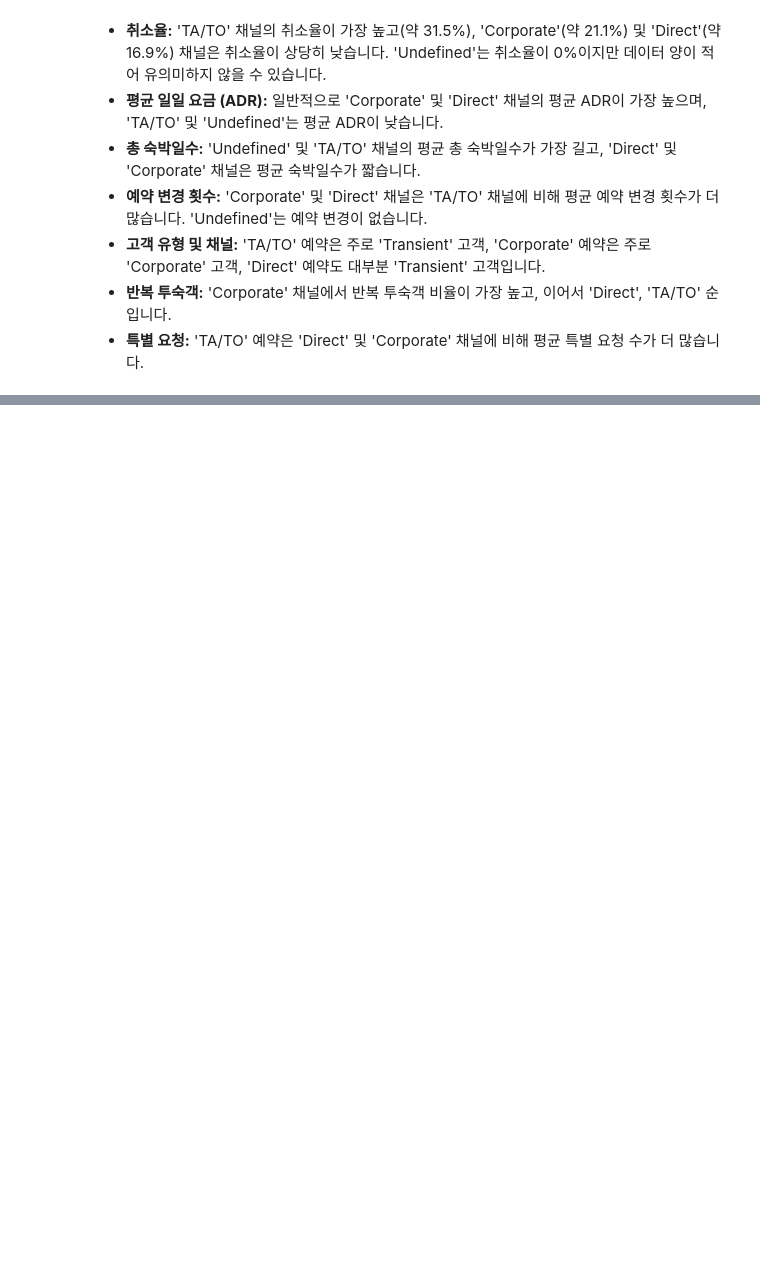
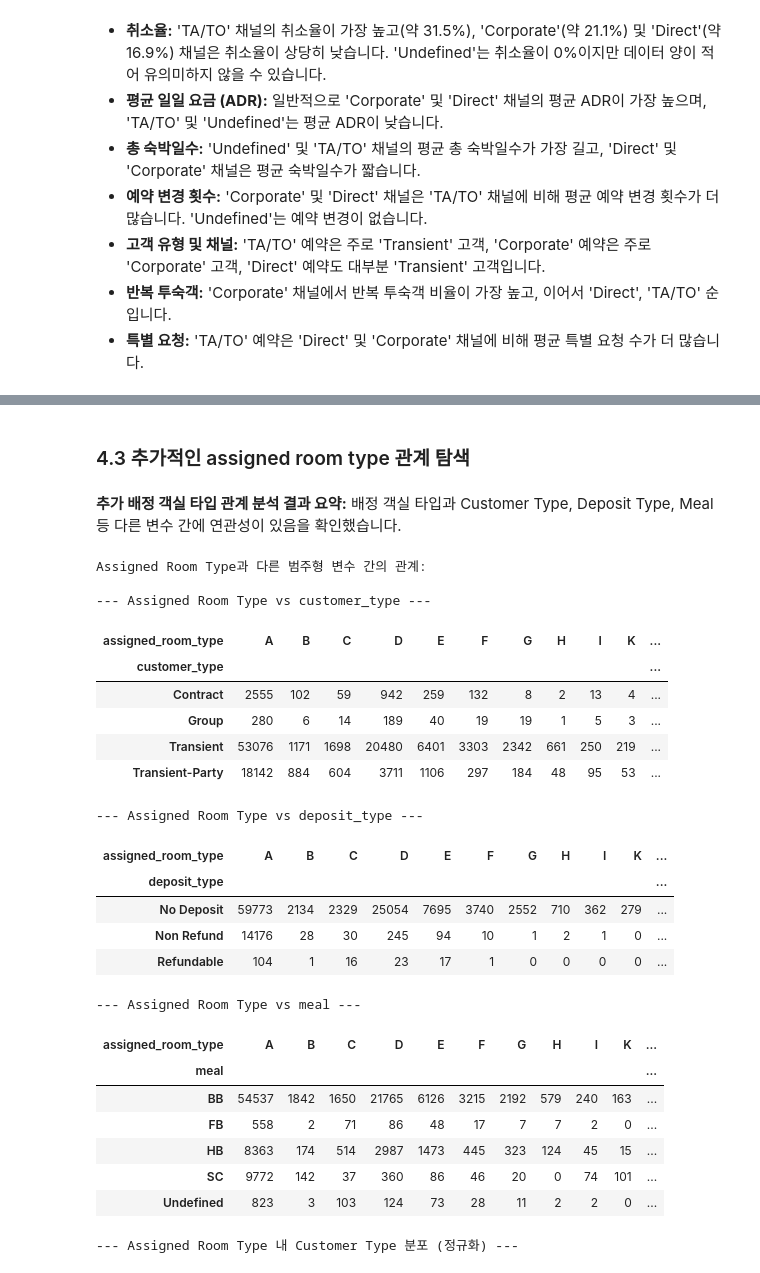
Before and after one commit to otto-Choi/Project-hotel_booking, a Jupyter notebook: notebooks/01_eda_customer_type.ipynb, the cells around one changed output, grey strips where cells are left out. Saved outputs shown, nothing was run; the diff lists cells and outputs as text; code cells hidden in the pictures; blank space fills up the shorter version.

```diff
--- a/notebooks/01_eda_customer_type.ipynb
+++ b/notebooks/01_eda_customer_type.ipynb
@@ -790,0 +799,17 @@ Name: total_of_special_requests, dtype: float64
+# %%
+# 1. 'reserved_room_type'과 'assigned_room_type'이 일치하는지 여부를 나타내는 새로운 변수 생성
+df['is_room_assigned_as_reserved'] = (df['reserved_room_type'] == df['assigned_room_type'])
+
+# 2. 일치 여부에 따른 분포 확인
+room_assignment_counts = df['is_room_assigned_as_reserved'].value_counts()
+
+print("'is_room_assigned_as_reserved' 분포:")
+display(room_assignment_counts)
+
+# 3. 일치 여부에 따른 분포 시각화 (파이 차트)
+fig = px.pie(names=room_assignment_counts.index, values=room_assignment_counts.values,
+             title='예약 vs 배정 객실 타입 일치 여부 분포',
+             color_discrete_sequence=px.colors.qualitative.Plotly) # Plotly 기본 색상 스케일 사용
+fig.update_traces(textposition='inside', textinfo='percent+label') # 텍스트 위치 및 정보 설정
+fig.update_layout(uniformtext_minsize=12, uniformtext_mode='hide') # 텍스트 크기 설정
+fig.show()
@@ -790,0 +1120,46 @@ Name: total_of_special_requests, dtype: float64
+# %% [markdown]
+### 4.3 추가적인 assigned room type 관계 탐색
+# %% [markdown]
+**추가 배정 객실 타입 관계 분석 결과 요약:** 배정 객실 타입과 Customer Type, Deposit Type, Meal 등 다른 변수 간에 연관성이 있음을 확인했습니다.
+# %%
+# Select a few potentially interesting categorical variables
+categorical_cols_assigned = ['customer_type', 'deposit_type', 'meal']
+
+print("\nAssigned Room Type과 다른 범주형 변수 간의 관계:")
+
+# Iterate through the selected categorical variables and create crosstabulations
+for col in categorical_cols_assigned:
+    if col in df.columns:
+        print(f"\n--- Assigned Room Type vs {col} ---")
+        crosstab_result_assigned = pd.crosstab(df['assigned_room_type'], df[col])
+        display(crosstab_result_assigned.T.style.background_gradient(cmap='Blues'))
+
+# Create a normalized crosstabulation for 'customer_type'
+print("\n--- Assigned Room Type 내 Customer Type 분포 (정규화) ---")
+crosstab_normalized_assigned = pd.crosstab(df['assigned_room_type'], df['customer_type'], normalize='index')
+display(crosstab_normalized_assigned.T.style.background_gradient(cmap='Blues'))
+# %% [output]
+Assigned Room Type과 다른 범주형 변수 간의 관계:
+
+--- Assigned Room Type vs customer_type ---
+| assigned_room_type | A | B | C | D | E | F | G | H | I | K | ... |
+| customer_type |  |  |  |  |  |  |  |  |  |  | ... |
+| Contract | 2555 | 102 | 59 | 942 | 259 | 132 | 8 | 2 | 13 | 4 | ... |
+| Group | 280 | 6 | 14 | 189 | 40 | 19 | 19 | 1 | 5 | 3 | ... |
+| Transient | 53076 | 1171 | 1698 | 20480 | 6401 | 3303 | 2342 | 661 | 250 | 219 | ... |
+| Transient-Party | 18142 | 884 | 604 | 3711 | 1106 | 297 | 184 | 48 | 95 | 53 | ... |
+--- Assigned Room Type vs deposit_type ---
+| assigned_room_type | A | B | C | D | E | F | G | H | I | K | ... |
+| deposit_type |  |  |  |  |  |  |  |  |  |  | ... |
+| No Deposit | 59773 | 2134 | 2329 | 25054 | 7695 | 3740 | 2552 | 710 | 362 | 279 | ... |
+| Non Refund | 14176 | 28 | 30 | 245 | 94 | 10 | 1 | 2 | 1 | 0 | ... |
+| Refundable | 104 | 1 | 16 | 23 | 17 | 1 | 0 | 0 | 0 | 0 | ... |
+--- Assigned Room Type vs meal ---
+| assigned_room_type | A | B | C | D | E | F | G | H | I | K | ... |
+| meal |  |  |  |  |  |  |  |  |  |  | ... |
+| BB | 54537 | 1842 | 1650 | 21765 | 6126 | 3215 | 2192 | 579 | 240 | 163 | ... |
+| FB | 558 | 2 | 71 | 86 | 48 | 17 | 7 | 7 | 2 | 0 | ... |
+| HB | 8363 | 174 | 514 | 2987 | 1473 | 445 | 323 | 124 | 45 | 15 | ... |
+| SC | 9772 | 142 | 37 | 360 | 86 | 46 | 20 | 0 | 74 | 101 | ... |
+| Undefined | 823 | 3 | 103 | 124 | 73 | 28 | 11 | 2 | 2 | 0 | ... |
+--- Assigned Room Type 내 Customer Type 분포 (정규화) ---
```
Also changed, not shown: parts of 15 cells of this notebook.
